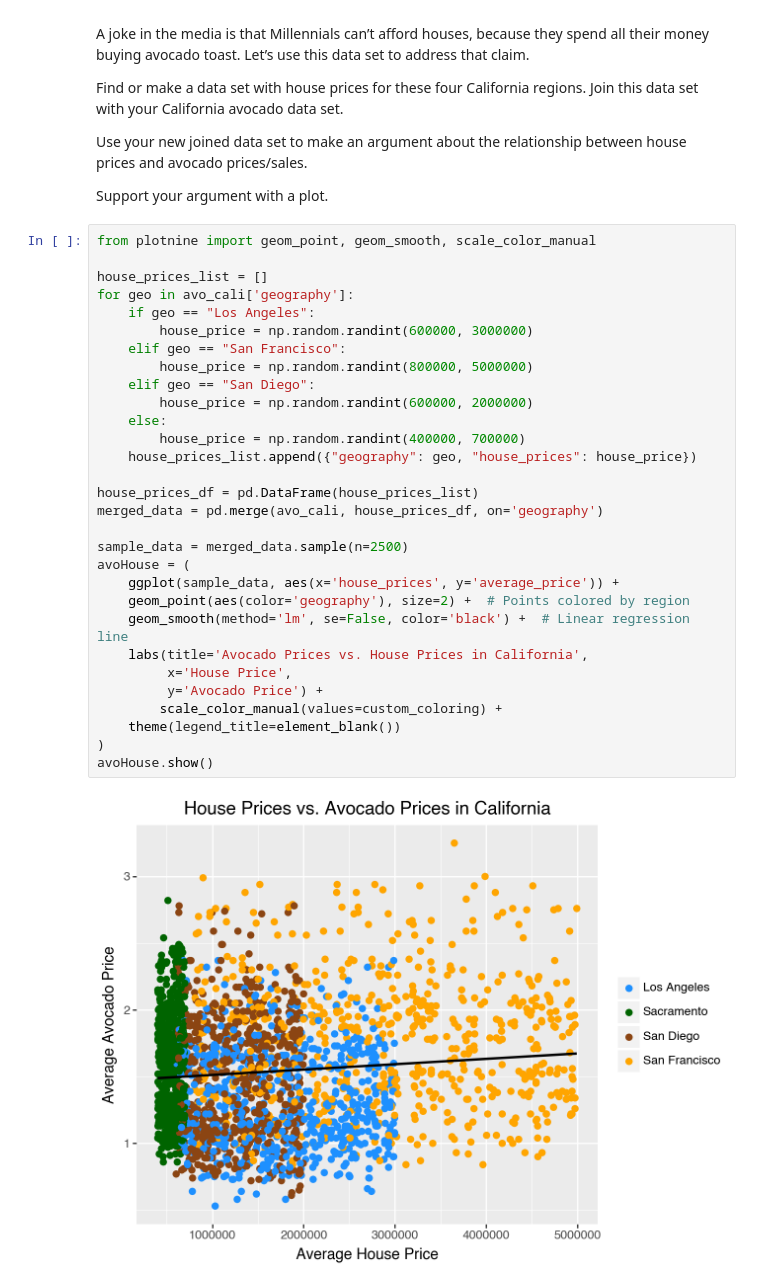
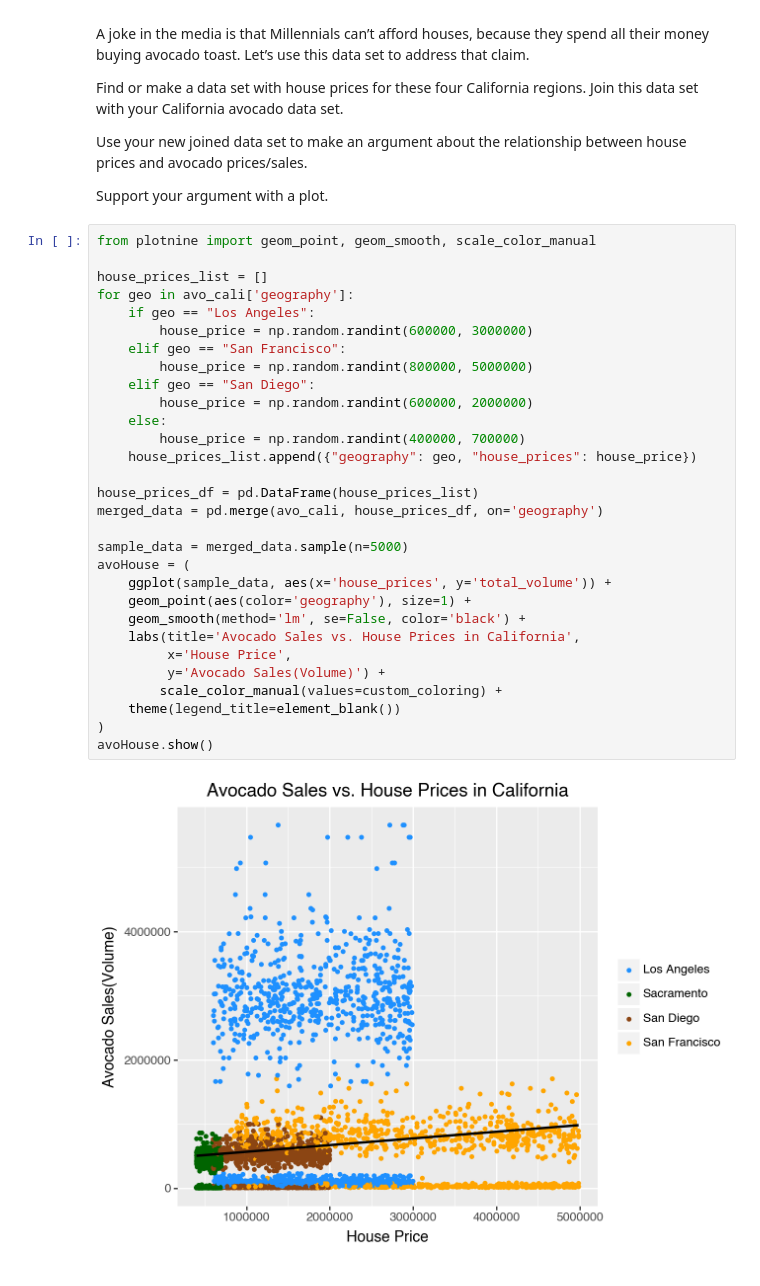
Before and after one commit to ddchamber/Week2, a Jupyter notebook: lab2.ipynb, the cells around one changed output. Saved outputs shown, nothing was run; the diff lists cells and outputs as text.

```diff
--- a/lab2.ipynb
+++ b/lab2.ipynb
@@ -364,32 +364,32 @@ Support your argument with a plot.
 # %%
 from plotnine import geom_point, geom_smooth, scale_color_manual
 
 house_prices_list = []
 for geo in avo_cali['geography']:
     if geo == "Los Angeles":
         house_price = np.random.randint(600000, 3000000)
     elif geo == "San Francisco":
         house_price = np.random.randint(800000, 5000000)
     elif geo == "San Diego":
         house_price = np.random.randint(600000, 2000000)
     else:
         house_price = np.random.randint(400000, 700000)
     house_prices_list.append({"geography": geo, "house_prices": house_price})
 
 house_prices_df = pd.DataFrame(house_prices_list)
 merged_data = pd.merge(avo_cali, house_prices_df, on='geography')
 
-sample_data = merged_data.sample(n=2500)
+sample_data = merged_data.sample(n=5000)
 avoHouse = (
-    ggplot(sample_data, aes(x='house_prices', y='average_price')) +
-    geom_point(aes(color='geography'), size=2) +  # Points colored by region
-    geom_smooth(method='lm', se=False, color='black') +  # Linear regression line
-    labs(title='Avocado Prices vs. House Prices in California',
+    ggplot(sample_data, aes(x='house_prices', y='total_volume')) +
+    geom_point(aes(color='geography'), size=1) +
+    geom_smooth(method='lm', se=False, color='black') +
+    labs(title='Avocado Sales vs. House Prices in California',
          x='House Price',
-         y='Avocado Price') +
+         y='Avocado Sales(Volume)') +
         scale_color_manual(values=custom_coloring) +
     theme(legend_title=element_blank())
 )
 avoHouse.show()
 # %% [output]
-[figure, old version]
+[figure, new version]
```
Also changed, not shown: parts of 2 cells of this notebook, 1 other file.
